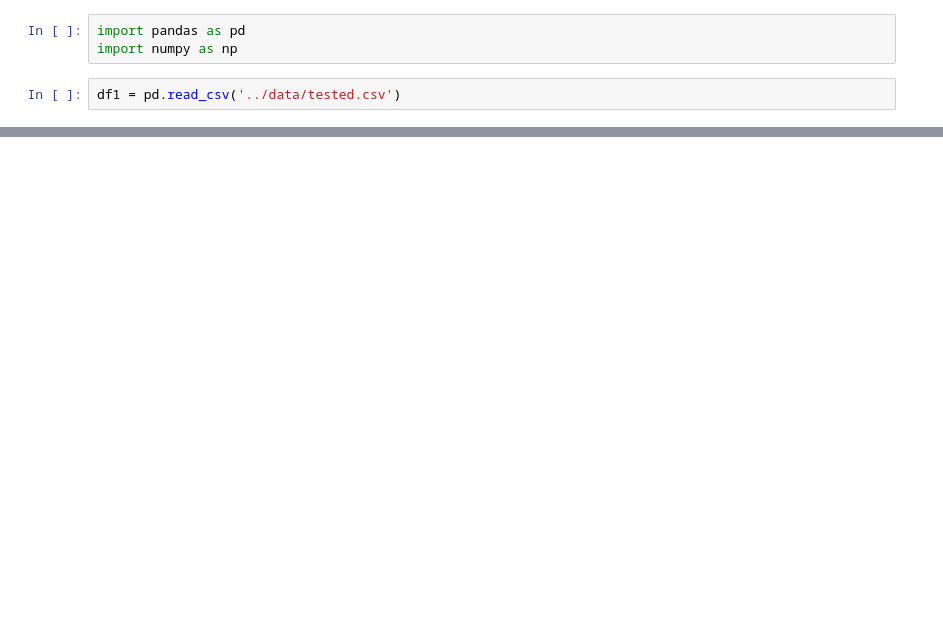
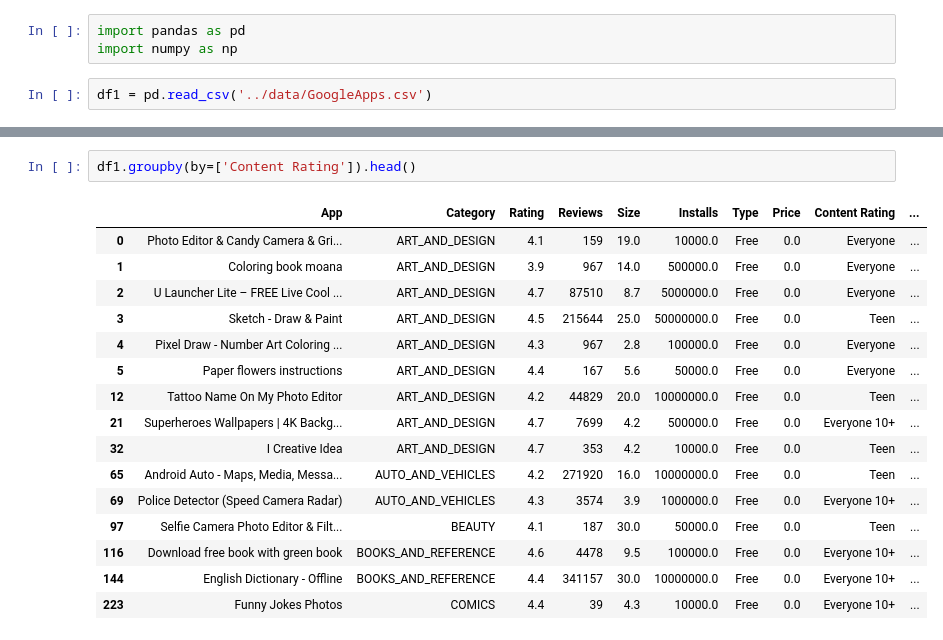
Before and after one commit to Netdaem0n/ALG_data_analyze, a Jupyter notebook: notebooks/lesson2.ipynb, the cells around one changed output, grey strips where cells are left out. Saved outputs shown, nothing was run; the diff lists cells and outputs as text; blank space fills up the shorter version.

```diff
--- a/notebooks/lesson2.ipynb
+++ b/notebooks/lesson2.ipynb
@@ -2,5 +2,5 @@
 import pandas as pd
 import numpy as np
 # %%
-df1 = pd.read_csv('../data/tested.csv')
+df1 = pd.read_csv('../data/GoogleApps.csv')
 # %%
@@ -21,0 +72,19 @@ df1
+# %%
+df1.groupby(by=['Content Rating']).head()
+# %% [output]
+|  | App | Category | Rating | Reviews | Size | Installs | Type | Price | Content Rating | ... |
+| 0 | Photo Editor & Candy Camera & Gri... | ART_AND_DESIGN | 4.1 | 159 | 19.0 | 10000.0 | Free | 0.0 | Everyone | ... |
+| 1 | Coloring book moana | ART_AND_DESIGN | 3.9 | 967 | 14.0 | 500000.0 | Free | 0.0 | Everyone | ... |
+| 2 | U Launcher Lite – FREE Live Cool ... | ART_AND_DESIGN | 4.7 | 87510 | 8.7 | 5000000.0 | Free | 0.0 | Everyone | ... |
+| 3 | Sketch - Draw & Paint | ART_AND_DESIGN | 4.5 | 215644 | 25.0 | 50000000.0 | Free | 0.0 | Teen | ... |
+| 4 | Pixel Draw - Number Art Coloring ... | ART_AND_DESIGN | 4.3 | 967 | 2.8 | 100000.0 | Free | 0.0 | Everyone | ... |
+| 5 | Paper flowers instructions | ART_AND_DESIGN | 4.4 | 167 | 5.6 | 50000.0 | Free | 0.0 | Everyone | ... |
+| 12 | Tattoo Name On My Photo Editor | ART_AND_DESIGN | 4.2 | 44829 | 20.0 | 10000000.0 | Free | 0.0 | Teen | ... |
+| 21 | Superheroes Wallpapers | 4K Backg... | ART_AND_DESIGN | 4.7 | 7699 | 4.2 | 500000.0 | Free | 0.0 | Everyone 10+ | ... |
+| 32 | I Creative Idea | ART_AND_DESIGN | 4.7 | 353 | 4.2 | 10000.0 | Free | 0.0 | Teen | ... |
+| 65 | Android Auto - Maps, Media, Messa... | AUTO_AND_VEHICLES | 4.2 | 271920 | 16.0 | 10000000.0 | Free | 0.0 | Teen | ... |
+| 69 | Police Detector (Speed Camera Radar) | AUTO_AND_VEHICLES | 4.3 | 3574 | 3.9 | 1000000.0 | Free | 0.0 | Everyone 10+ | ... |
+| 97 | Selfie Camera Photo Editor & Filt... | BEAUTY | 4.1 | 187 | 30.0 | 50000.0 | Free | 0.0 | Teen | ... |
+| 116 | Download free book with green book | BOOKS_AND_REFERENCE | 4.6 | 4478 | 9.5 | 100000.0 | Free | 0.0 | Everyone 10+ | ... |
+| 144 | English Dictionary - Offline | BOOKS_AND_REFERENCE | 4.4 | 341157 | 30.0 | 10000000.0 | Free | 0.0 | Everyone 10+ | ... |
+| 223 | Funny Jokes Photos | COMICS | 4.4 | 39 | 4.3 | 10000.0 | Free | 0.0 | Everyone 10+ | ... |
```
Also changed, not shown: parts of 19 cells of this notebook.
